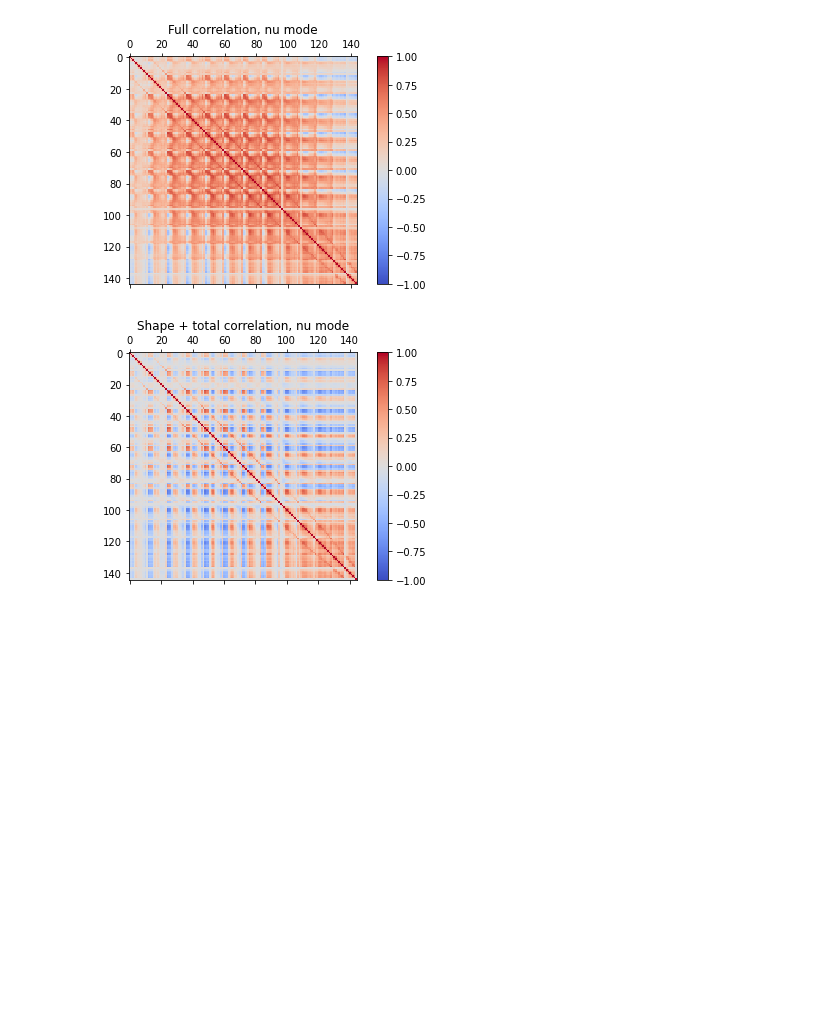
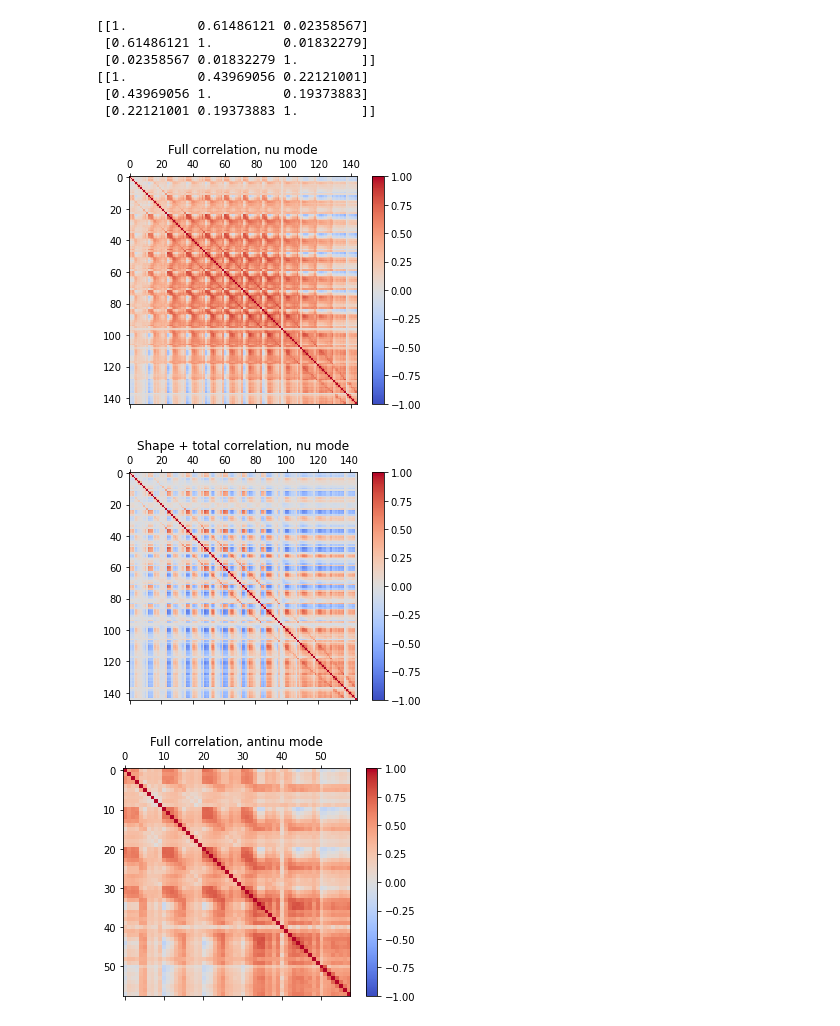
Before and after one commit to ast0815/covfit, a Jupyter notebook: MINERvA.ipynb, the cells around one changed output. Cells and saved outputs as stored; diff of their text form; code cells hidden in the pictures; blank space fills up the shorter version.

```diff
--- a/MINERvA.ipynb
+++ b/MINERvA.ipynb
@@ -104,25 +162,35 @@ for gen, filename in files.items():
 # %%
 from matplotlib.colors import Normalize
 
 for mode in modes:
-    fig, ax = plt.subplots()
+    fig, ax = plt.subplots(figsize=(5, 4))
     cor = cov[mode] / (
         np.sqrt(var[mode])[np.newaxis, :] * np.sqrt(var[mode])[:, np.newaxis]
     )
     m = ax.matshow(cor, cmap="coolwarm", norm=Normalize(-1, 1))
     fig.colorbar(m)
     ax.set_title(f"Full correlation, {mode} mode")
     fig.tight_layout()
+    fig.savefig(f"plots/minerva-{mode}-corr.pdf")
 
-    fig, ax = plt.subplots()
+    fig, ax = plt.subplots(figsize=(5, 4))
     cor = shape_total_cov[mode] / (
         np.sqrt(np.diag(shape_total_cov[mode]))[np.newaxis, :]
         * np.sqrt(np.diag(shape_total_cov[mode]))[:, np.newaxis]
     )
+    print(cor[-3:, -3:])
     m = ax.matshow(cor, cmap="coolwarm", norm=Normalize(-1, 1))
     fig.colorbar(m)
     ax.set_title(f"Shape + total correlation, {mode} mode")
     fig.tight_layout()
+    fig.savefig(f"plots/minerva-{mode}-corr-decomposed.pdf")
 # %% [output]
+[[1.         0.61486121 0.02358567]
+ [0.61486121 1.         0.01832279]
+ [0.02358567 0.01832279 1.        ]]
+[[1.         0.43969056 0.22121001]
+ [0.43969056 1.         0.19373883]
+ [0.22121001 0.19373883 1.        ]]
-[figure, old version]
+[figure, new version]
-[figure, old version]
+[figure, new version]
+[figure, added]
```
Also changed, not shown: parts of 21 cells of this notebook, 9 other files.
